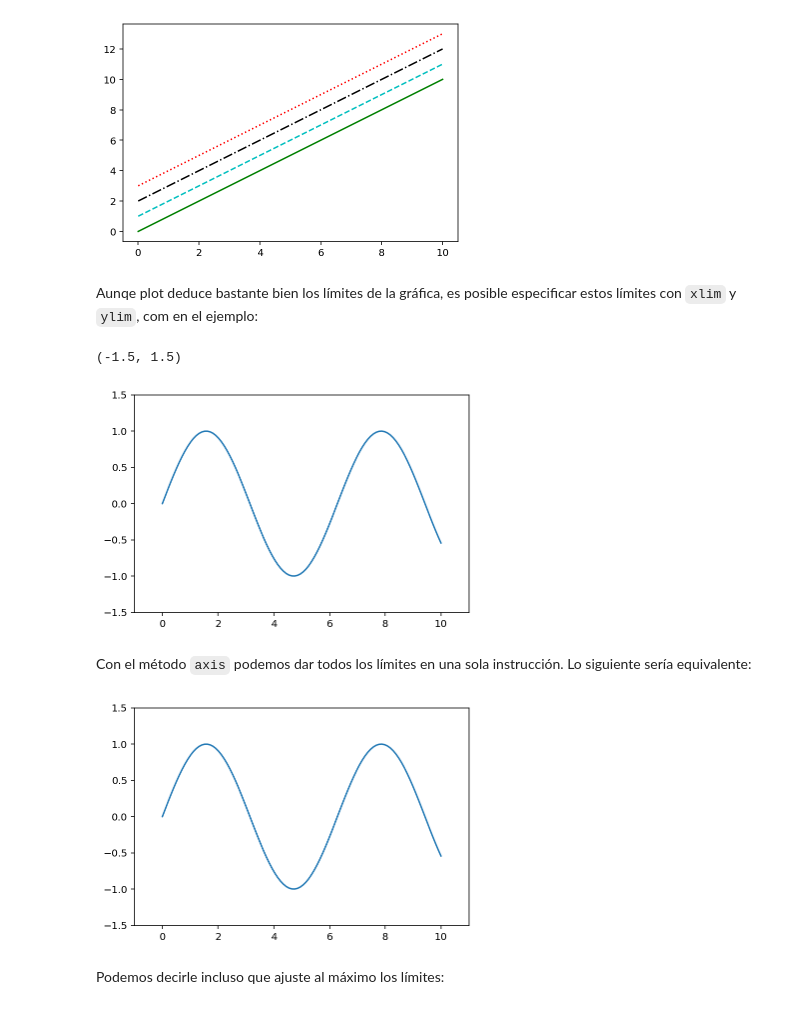
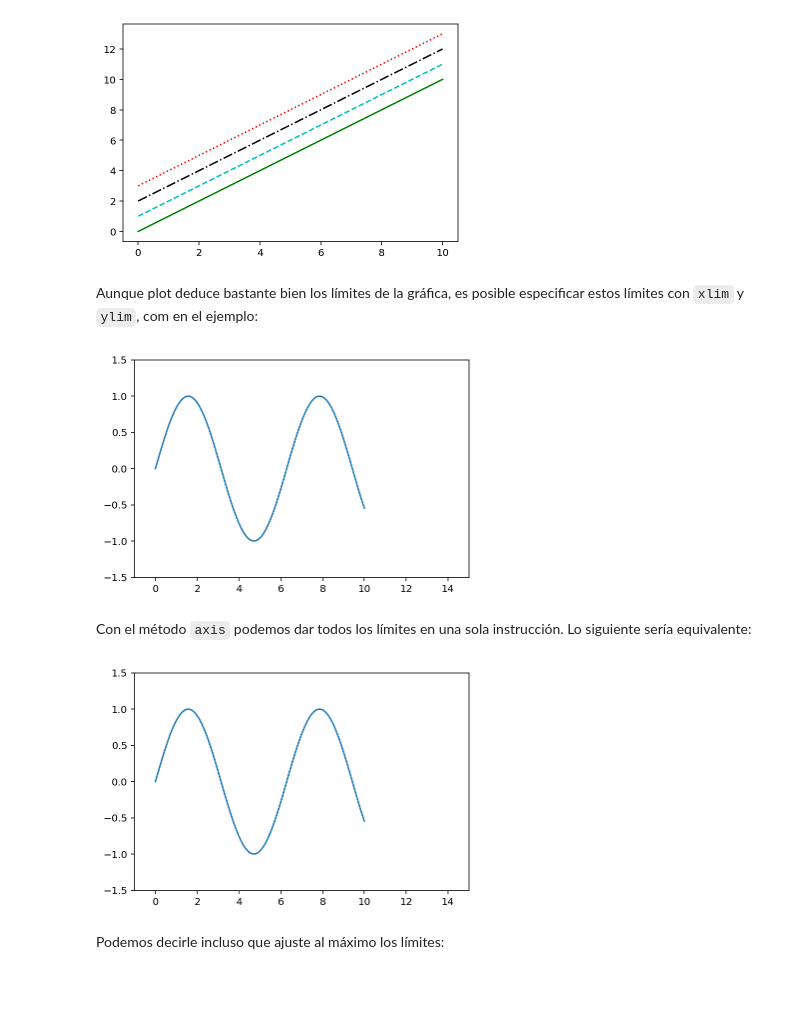
Before and after one commit to javlintor/curso-python-us, a Jupyter notebook: _sources/notebooks/matplotlib/introduction-matplotlib.ipynb, the cells around one changed output. Saved outputs shown, nothing was run; the diff lists cells and outputs as text; code cells hidden in the pictures.

```diff
--- a/_sources/notebooks/matplotlib/introduction-matplotlib.ipynb
+++ b/_sources/notebooks/matplotlib/introduction-matplotlib.ipynb
@@ -153,22 +164,25 @@ plt.plot(x, x + 3, ':r');  # dotted red
 # %% [output]
 [figure]
 # %% [markdown]
-Aunqe plot deduce bastante bien los límites de la gráfica, es posible especificar estos límites con `xlim` y `ylim`, com en el ejemplo:
+Aunque plot deduce bastante bien los límites de la gráfica, es posible especificar estos límites con `xlim` y `ylim`, com en el ejemplo:
 # %%
 plt.plot(x, np.sin(x))
 
-plt.xlim(-1, 11)
+plt.xlim(-1, 15)
 plt.ylim(-1.5, 1.5)
+
+plt.show()
 # %% [output]
-(-1.5, 1.5)
-[figure, old version]
+[figure, new version]
 # %% [markdown]
 Con el método `axis` podemos dar todos los límites en una sola instrucción. Lo siguiente sería equivalente:
 # %%
 plt.plot(x, np.sin(x))
-plt.axis([-1, 11, -1.5, 1.5]);
+plt.axis([-1, 15, -1.5, 1.5])
+
+plt.show()
 # %% [output]
-[figure, old version]
+[figure, new version]
 # %% [markdown]
 Podemos decirle incluso que ajuste al máximo los límites:
 # %%
```
Also changed, not shown: parts of 38 cells of this notebook, 32 other files.
